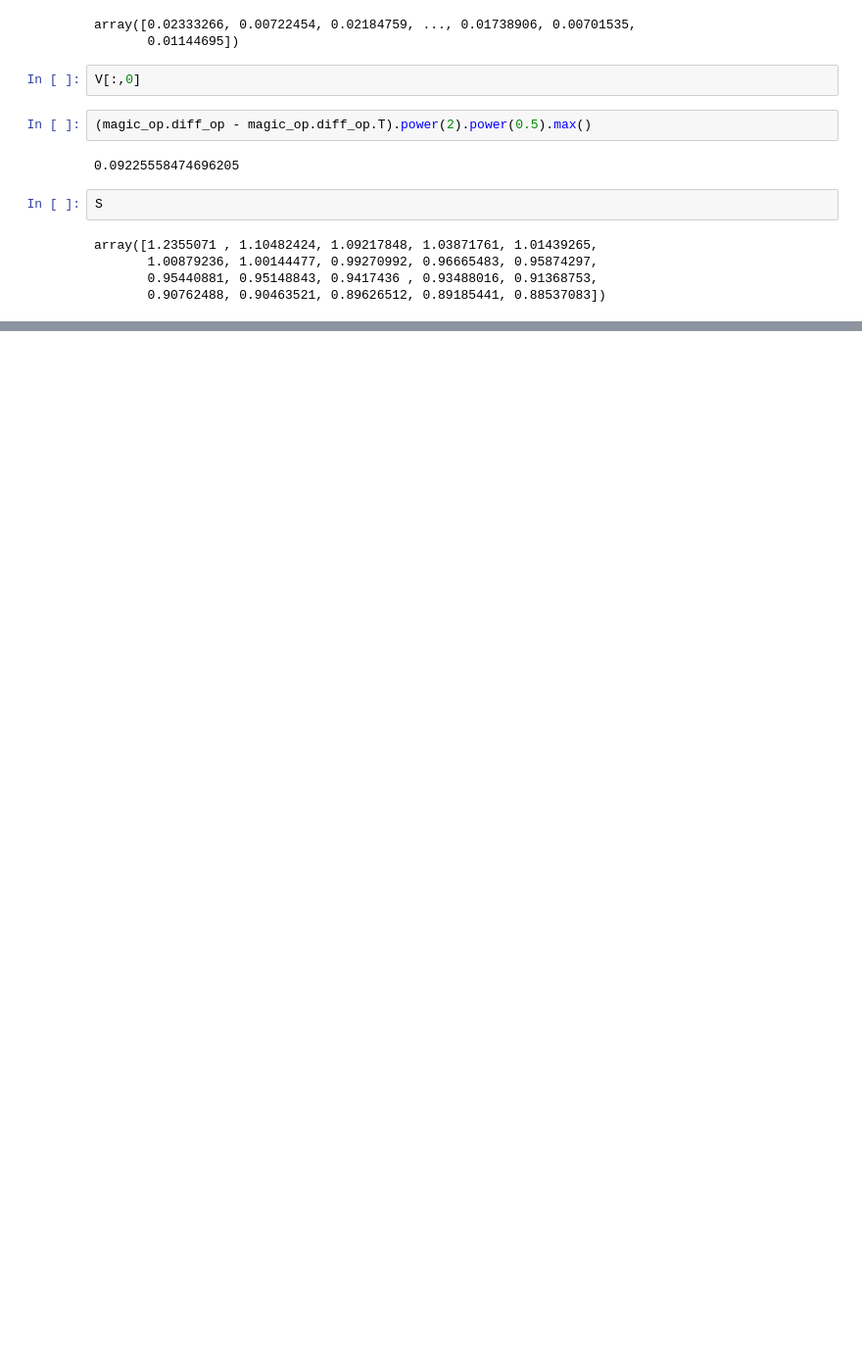
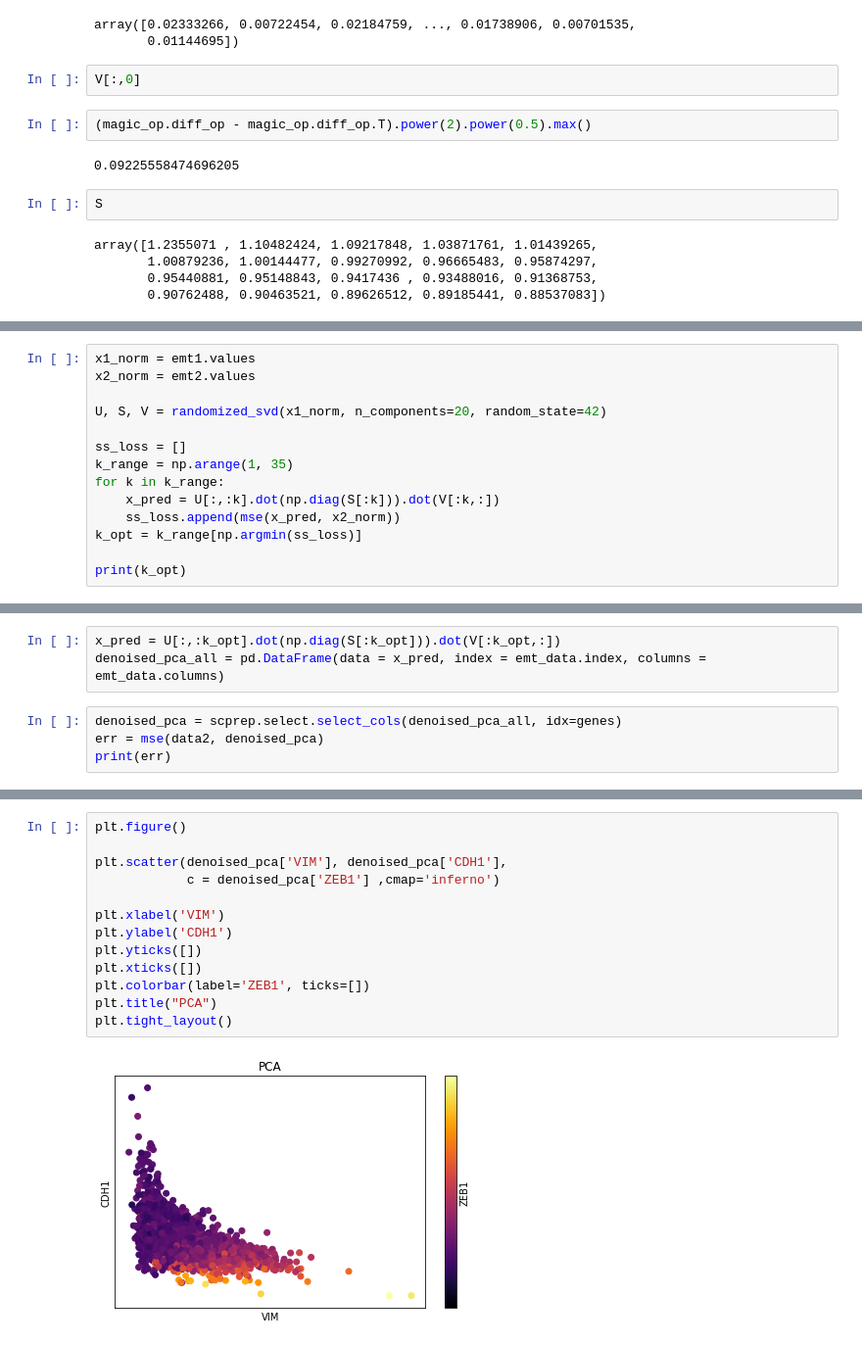
Before and after one commit to czbiohub-sf/molecular-cross-validation, a Jupyter notebook: src/noise2self_sc/MAGIC.ipynb, the cells around one changed output, grey strips where cells are left out. Shown at 98% size. Cells and saved outputs as stored; diff of their text form; blank space fills up the shorter version.

```diff
--- a/src/noise2self_sc/MAGIC.ipynb
+++ b/src/noise2self_sc/MAGIC.ipynb
@@ -149,0 +168,14 @@ array([1.2355071 , 1.10482424, 1.09217848, 1.03871761, 1.01439265,
+# %%
+x1_norm = emt1.values
+x2_norm = emt2.values
+
+U, S, V = randomized_svd(x1_norm, n_components=20, random_state=42)
+
+ss_loss = []
+k_range = np.arange(1, 35)
+for k in k_range:
+    x_pred = U[:,:k].dot(np.diag(S[:k])).dot(V[:k,:])
+    ss_loss.append(mse(x_pred, x2_norm))
+k_opt = k_range[np.argmin(ss_loss)]
+
+print(k_opt)
@@ -149,0 +184,7 @@ array([1.2355071 , 1.10482424, 1.09217848, 1.03871761, 1.01439265,
+# %%
+x_pred = U[:,:k_opt].dot(np.diag(S[:k_opt])).dot(V[:k_opt,:])
+denoised_pca_all = pd.DataFrame(data = x_pred, index = emt_data.index, columns = emt_data.columns)
+# %%
+denoised_pca = scprep.select.select_cols(denoised_pca_all, idx=genes)
+err = mse(data2, denoised_pca)
+print(err)
@@ -149,0 +203,15 @@ array([1.2355071 , 1.10482424, 1.09217848, 1.03871761, 1.01439265,
+# %%
+plt.figure()
+
+plt.scatter(denoised_pca['VIM'], denoised_pca['CDH1'],
+            c = denoised_pca['ZEB1'] ,cmap='inferno')
+
+plt.xlabel('VIM')
+plt.ylabel('CDH1')
+plt.yticks([])
+plt.xticks([])
+plt.colorbar(label='ZEB1', ticks=[])
+plt.title("PCA")
+plt.tight_layout()
+# %% [output]
+[figure, added]
```
Also changed, not shown: parts of 9 cells of this notebook.
